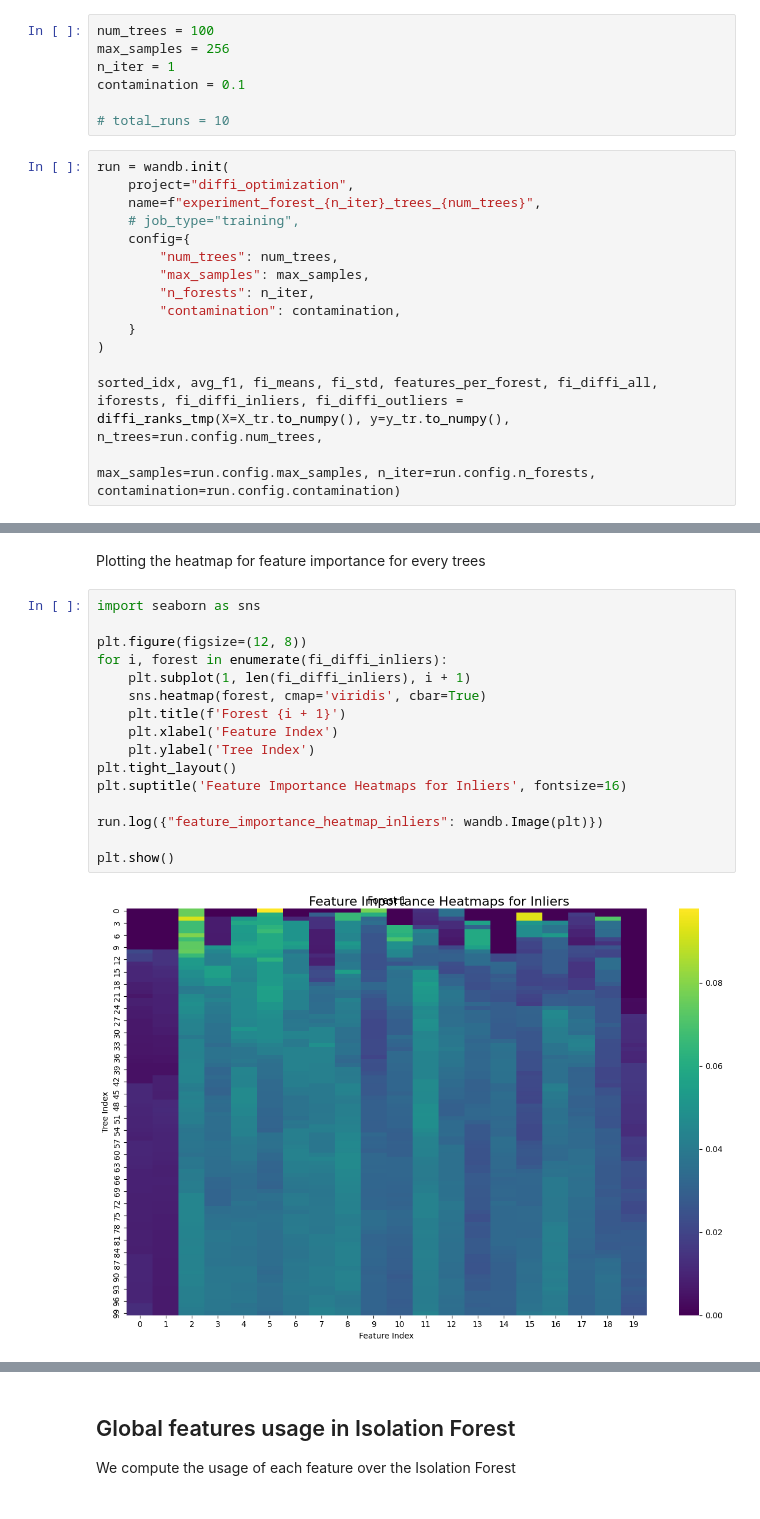
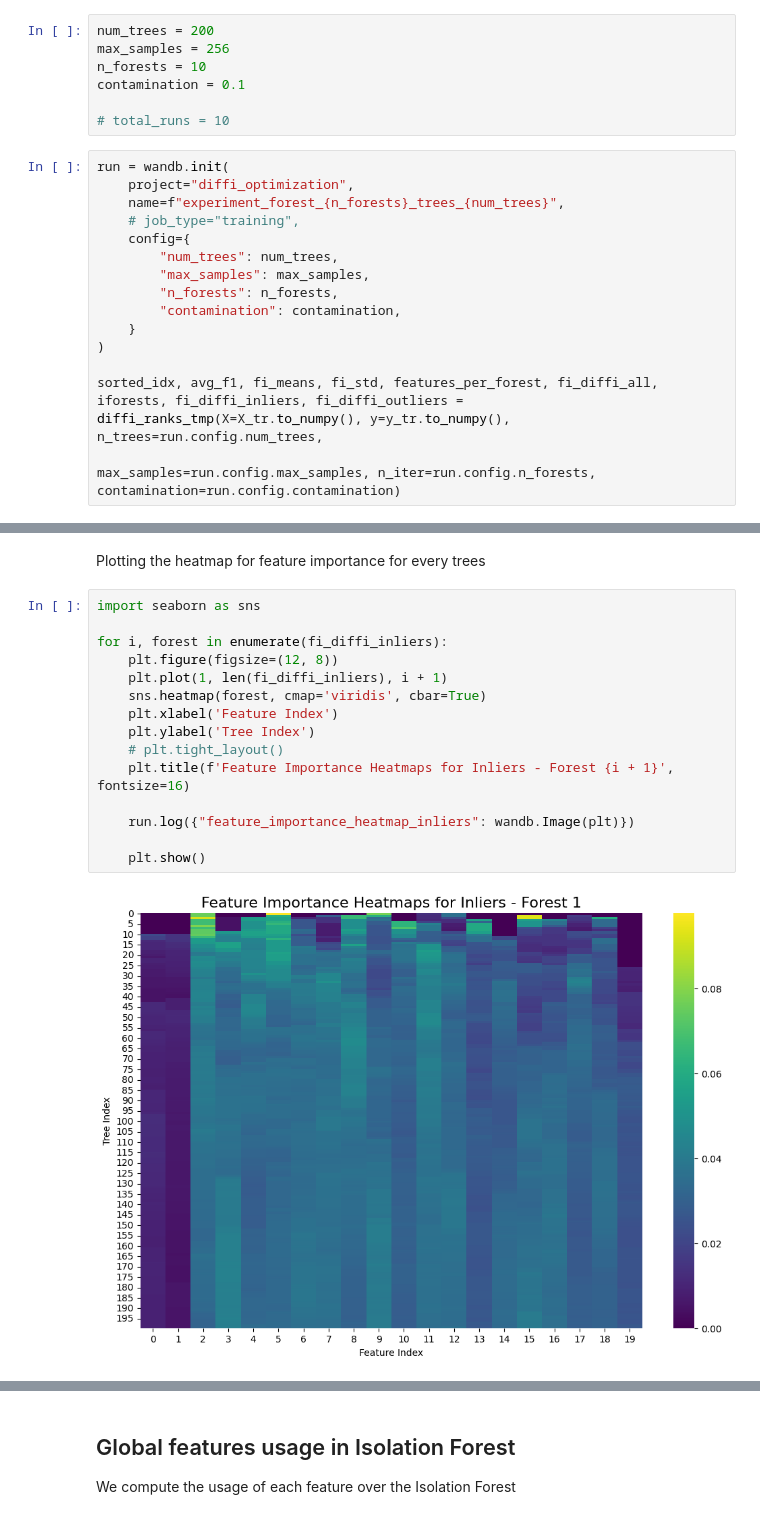
Before and after one commit to SansonSebastiano/Master-Thesis, a Jupyter notebook: important_features_usage.ipynb, the cells around one changed output, grey strips where cells are left out. Drawn from its saved outputs; the diff is of its cells as text.

Commit message:
updated experiment logging

```diff
--- a/important_features_usage.ipynb
+++ b/important_features_usage.ipynb
@@ -56,21 +56,21 @@ Test label size:  (100,)
 # print('Feature importance means: ', fi_means)
 # print('Feature importance std: ', fi_std)
 # %%
-num_trees = 100
+num_trees = 200
 max_samples = 256
-n_iter = 1
+n_forests = 10
 contamination = 0.1
 
 # total_runs = 10
 # %%
 run = wandb.init(
     project="diffi_optimization",
-    name=f"experiment_forest_{n_iter}_trees_{num_trees}",
+    name=f"experiment_forest_{n_forests}_trees_{num_trees}",
     # job_type="training",
     config={
         "num_trees": num_trees,
         "max_samples": max_samples,
-        "n_forests": n_iter,
+        "n_forests": n_forests,
         "contamination": contamination,
     }
 )
@@ -195,18 +195,17 @@ Plotting the heatmap for feature importance for every trees
 # %%
 import seaborn as sns
 
-plt.figure(figsize=(12, 8))
 for i, forest in enumerate(fi_diffi_inliers):
-    plt.subplot(1, len(fi_diffi_inliers), i + 1)
+    plt.figure(figsize=(12, 8))
+    plt.plot(1, len(fi_diffi_inliers), i + 1)
     sns.heatmap(forest, cmap='viridis', cbar=True)
-    plt.title(f'Forest {i + 1}')
     plt.xlabel('Feature Index')
     plt.ylabel('Tree Index')
-plt.tight_layout()
-plt.suptitle('Feature Importance Heatmaps for Inliers', fontsize=16)
+    # plt.tight_layout()
+    plt.title(f'Feature Importance Heatmaps for Inliers - Forest {i + 1}', fontsize=16)
 
-run.log({"feature_importance_heatmap_inliers": wandb.Image(plt)})
+    run.log({"feature_importance_heatmap_inliers": wandb.Image(plt)})
 
-plt.show()
+    plt.show()
 # %% [output]
-[figure, old version]
+[figure, new version]
```
Also changed, not shown: parts of 24 cells of this notebook.
